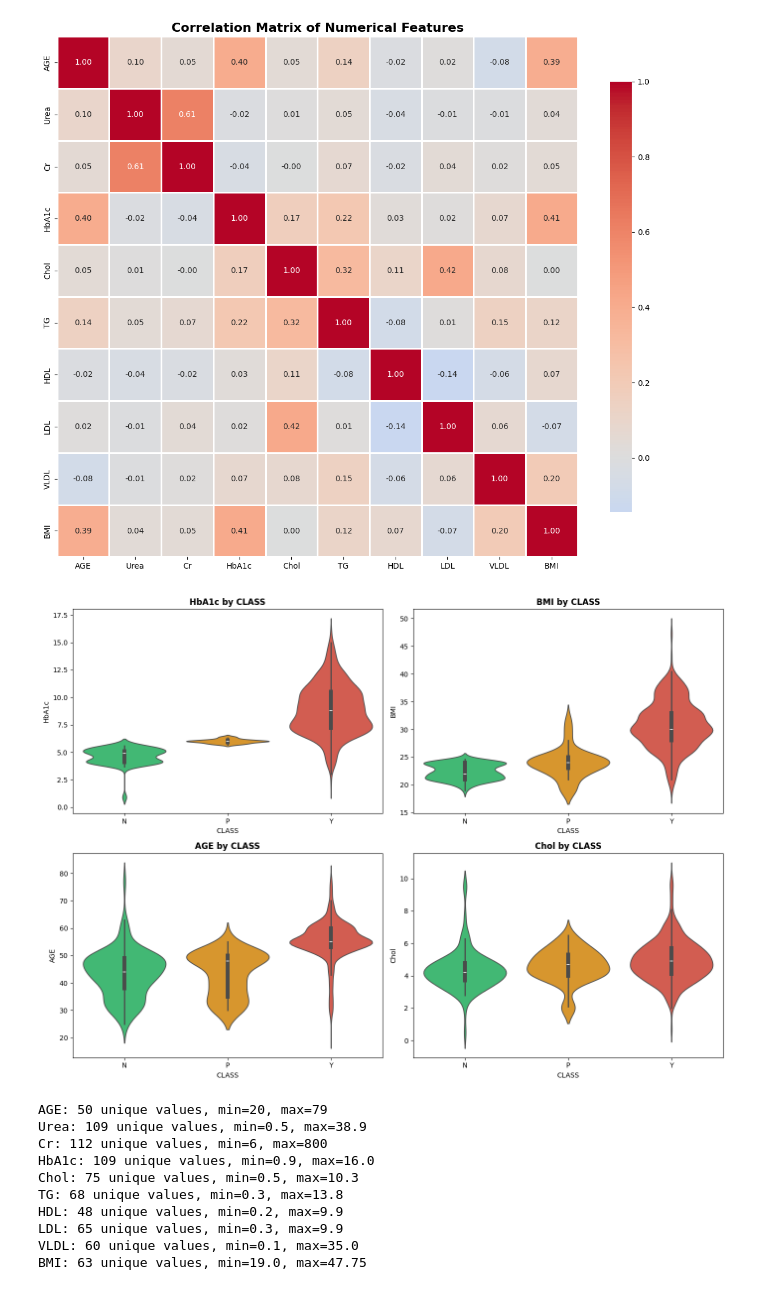
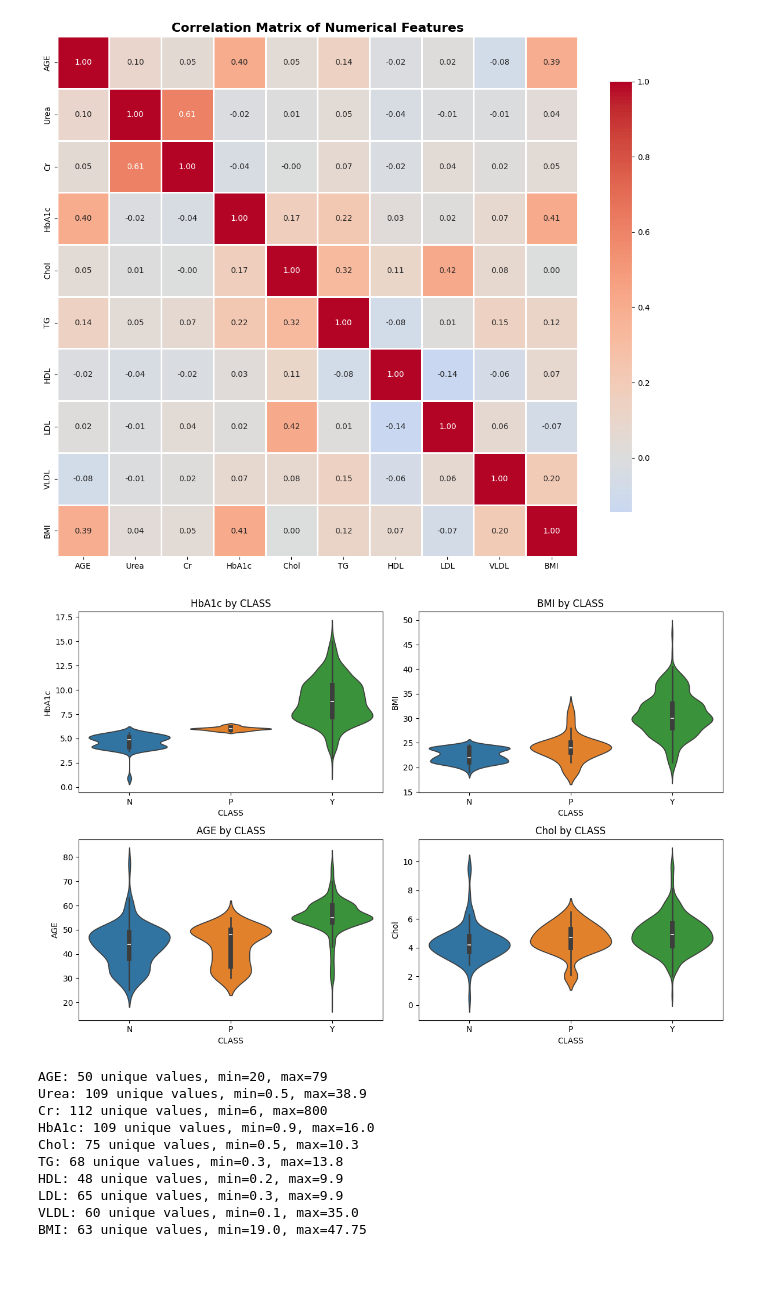
Before and after one commit to samirdahal888/Diabetes_Classification, a Jupyter notebook: notebooks/eda/eda.ipynb, the cells around one changed output. Drawn from its saved outputs; the diff is of its cells as text; code cells hidden in the pictures.

```diff
--- a/notebooks/eda/eda.ipynb
+++ b/notebooks/eda/eda.ipynb
@@ -313,30 +302,27 @@ plt.show()
 # %% [output]
 [figure]
 # %%
-# Features vs CLASS - violin plots for key features
+# Simple violin plots for key features vs CLASS
 key_features = ["HbA1c", "BMI", "AGE", "Chol"]
 
-fig, axes = plt.subplots(2, 2, figsize=(14, 10))
+fig, axes = plt.subplots(2, 2, figsize=(12, 8))
 axes = axes.ravel()
 
 for idx, col in enumerate(key_features):
     sns.violinplot(
         data=df_clean,
         x="CLASS",
         y=col,
-        hue="CLASS",             # add hue to avoid warning
-        legend=False,            # remove legend
-        ax=axes[idx],
-        palette=["#2ecc71", "#f39c12", "#e74c3c"],
+        hue="CLASS",
+        legend=False,
+        ax=axes[idx]
     )
-    axes[idx].set_title(f"{col} by CLASS", fontweight="bold", fontsize=12)
-    axes[idx].set_xlabel("CLASS")
-    axes[idx].set_ylabel(col)
+    axes[idx].set_title(f"{col} by CLASS")
 
 plt.tight_layout()
 plt.show()
 # %% [output]
-[figure, old version]
+[figure, new version]
 # %%
 # Check which features might have unusual distributions
 for col in numerical_cols:
```
Also changed, not shown: parts of 4 cells of this notebook.
